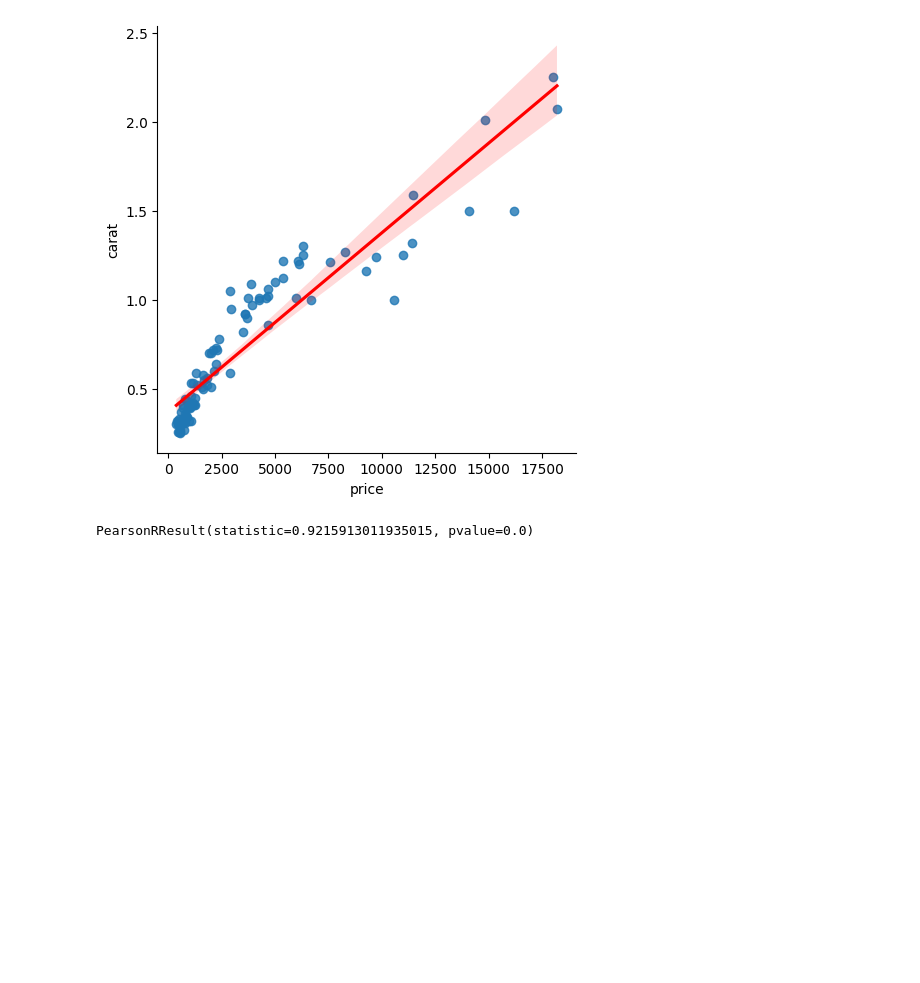
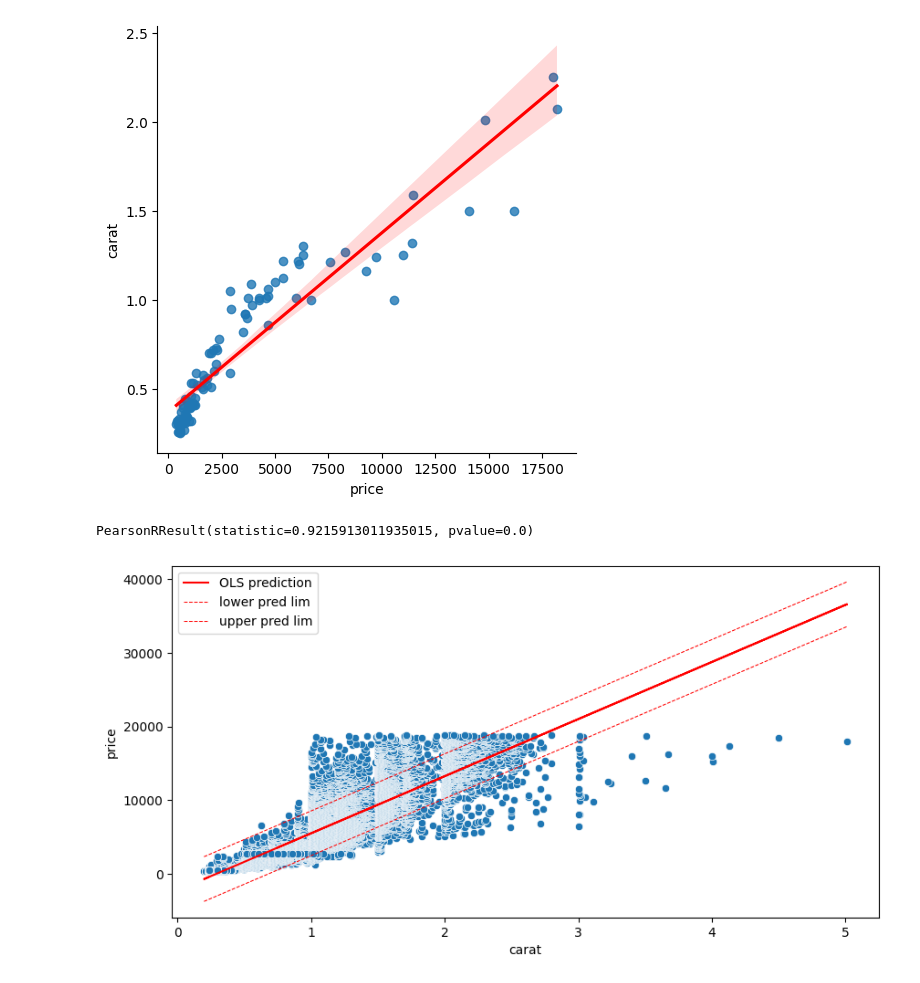
Before and after one commit to Razjoh/Stats, a Jupyter notebook: stat_lab.ipynb, the cells around one changed output. Drawn from its saved outputs; the diff is of its cells as text; code cells hidden in the pictures; blank space fills up the shorter version.

Commit message:
prediction model

```diff
--- a/stat_lab.ipynb
+++ b/stat_lab.ipynb
@@ -116,3 +116,24 @@ sns.lmplot(data=df_sample, x="price", y="carat", line_kws={"color" : "red"})
 scs.pearsonr(df["price"], df["carat"])
 # %% [output]
 PearsonRResult(statistic=0.9215913011935015, pvalue=0.0)
+# %%
+predictions = model.get_prediction(df["carat"])
+frame = predictions.summary_frame(alpha=0.05)
+ypred = frame["mean"]
+# %%
+order = np.argsort(df["carat"])
+xs = np.array(df["carat"])[order]
+lower = np.array(frame["obs_ci_lower"])[order]
+upper = np.array(frame["obs_ci_upper"])[order]
+
+fig, ax = plt.subplots(figsize=(10,5))
+
+sns.scatterplot(data=df, x="carat", y="price")
+ax.plot(df["carat"], ypred, "r", label="OLS prediction")
+ax.plot(xs, lower, "--r", label="lower pred lim", linewidth=0.75)
+ax.plot(xs, upper, "--r", label="upper pred lim", linewidth=0.75)
+
+ax.legend(loc="best")
+plt.show()
+# %% [output]
+[figure, added]
```
